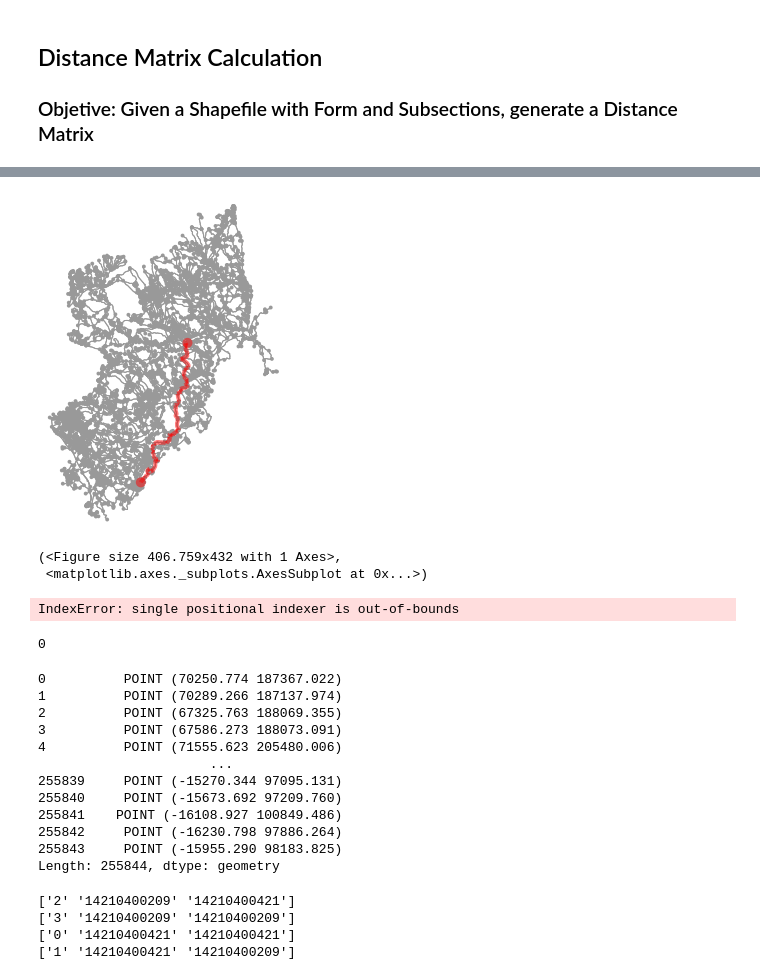
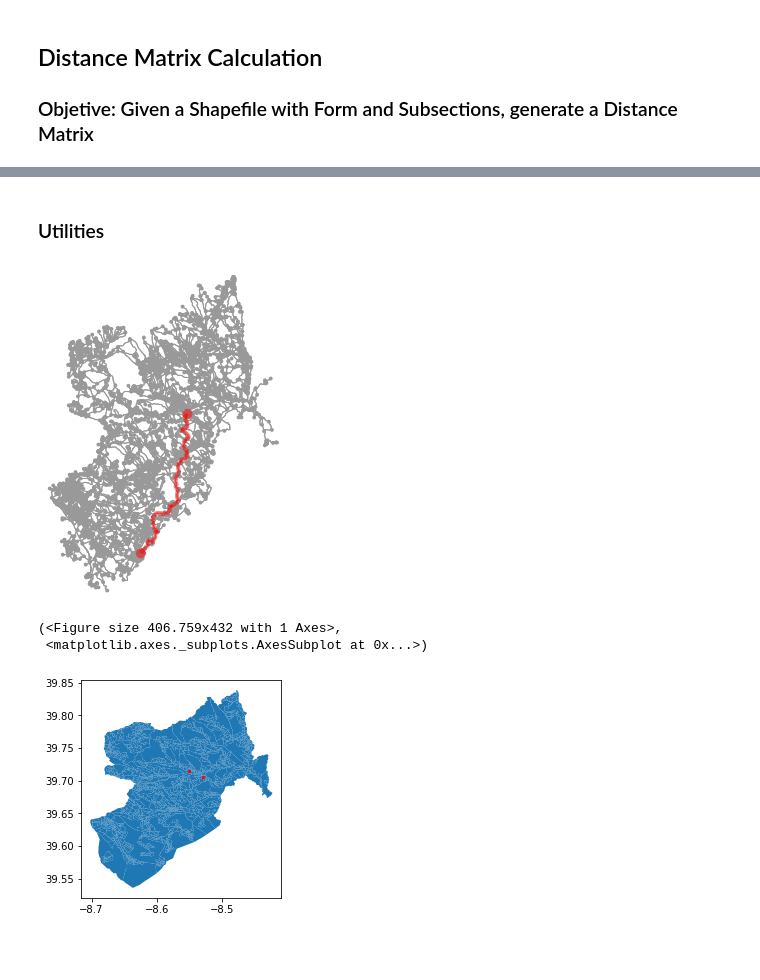
Before and after one commit to fillipefeitosa/gettin, a Jupyter notebook: pandana/Distance Matrix.ipynb, the cells around one changed output, grey strips where cells are left out. Saved outputs shown, nothing was run; the diff lists cells and outputs as text; code cells hidden in the pictures; blank space fills up the shorter version.

Commit message:
Distance Matrix refactored to use Factory

```diff
--- a/pandana/Distance Matrix.ipynb
+++ b/pandana/Distance Matrix.ipynb
@@ -112,7 +216,15 @@ def create_distance_matrix_to_sig(bgri_df, sig_gdf):
 # %%
-# List of Globals
+# Select DTMN11 Code to the desired Municipality
+dtmn11 = '1421'
 
 # BGRI for the selected Place
-bgri = polygons[polygons['DTMN11']=='1421'].to_crs({'init': 'epsg:4326'})
+bgri = polygons[polygons['DTMN11']==dtmn11].to_crs({'init': 'epsg:4326'})
 bgri['geometry'] = bgri.centroid
 bgri.index = bgri.BGRI11
+
+# Create the shape and get the network from OSM
+shape_df = select_shape('DTMN11', dtmn11, polygons)
+myNetwork = get_network(shape_df)
+# Change shape CRS to be compatible with polygons (optional, only required for plotting)
+shape_df = shape_df.to_crs({'init': 'epsg:4326'})
+# shape_df.plot()
@@ -150,3 +246,5 @@ shape_df = shape_df.to_crs({'init': 'epsg:4326'})
+# %% [markdown]
+### Utilities
 # %%
 # Get two Points from BGRI and show the shortest path between then
 
@@ -157,38 +255,14 @@ node2 = ox.utils.get_nearest_node(myNetwork, (bgri.iloc[1000].geometry.y, bgri.i
 route = nx.shortest_path(myNetwork, node1, node2)
 ox.plot_graph_route(myNetwork, route)
 # %% [output]
-[figure, old version]
+[figure, new version]
 (<Figure size 406.759x432 with 1 Axes>,
  <matplotlib.axes._subplots.AxesSubplot at 0x...>)
 # %%
 # How to plot points using the polygons as base
 
-# points = bgri.loc[['09031700111', '09030700125']]
-# base = polygons[polygons['DTMN11']=='0903'].to_crs({'init': 'epsg:4326'}).plot()
-# points.plot(ax=base, marker='o', color='red', markersize=5);
+points = bgri.loc[['14210400421', '14210400209']]
+base = polygons[polygons['DTMN11']=='1421'].to_crs({'init': 'epsg:4326'}).plot()
+points.plot(ax=base, marker='o', color='red', markersize=5);
+# %% [output]
+[figure, added]
-# %%
-result = create_distance_matrix(bgri.head(2))
-# %% [output]
-IndexError: single positional indexer is out-of-bounds
-# %%
-# Get the distance between two points - These two are some how disconected
-point1 = Point(-7.313499936901444, 40.64471169382188)
-point2 = Point(-7.411244264833021, 40.65630294536609)
-calculate_distance(point1,point2)
-# %% [output]
-0
-# %%
-polygons.centroid
-# %% [output]
-0          POINT (70250.774 187367.022)
-1          POINT (70289.266 187137.974)
-2          POINT (67325.763 188069.355)
-3          POINT (67586.273 188073.091)
-4          POINT (71555.623 205480.006)
-                      ...
-255839     POINT (-15270.344 97095.131)
-255840     POINT (-15673.692 97209.760)
-255841    POINT (-16108.927 100849.486)
-255842     POINT (-16230.798 97886.264)
-255843     POINT (-15955.290 98183.825)
-Length: 255844, dtype: geometry
@@ -198,7 +268,0 @@ result.to_csv('./data/distancematrix-0903.csv')
-# %%
-result = create_distance_matrix(bgri.head(2))
-# %% [output]
-['2' '14210400209' '14210400421']
-['3' '14210400209' '14210400209']
-['0' '14210400421' '14210400421']
-['1' '14210400421' '14210400209']
```
Also changed, not shown: parts of 32 cells of this notebook.
